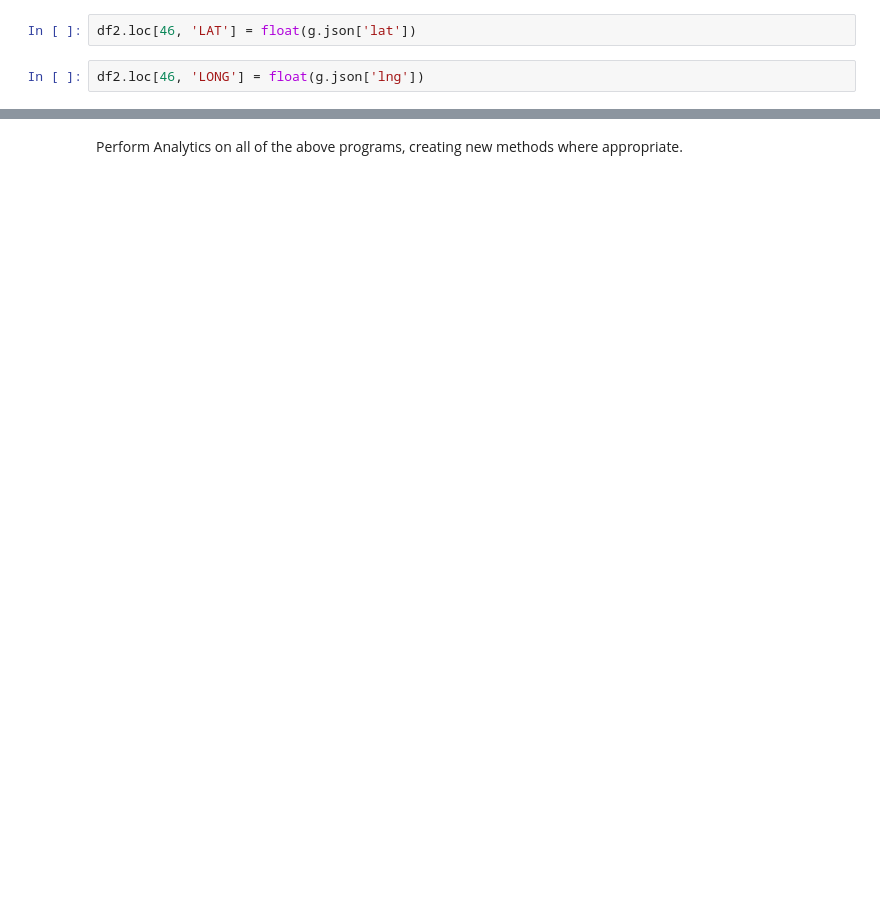
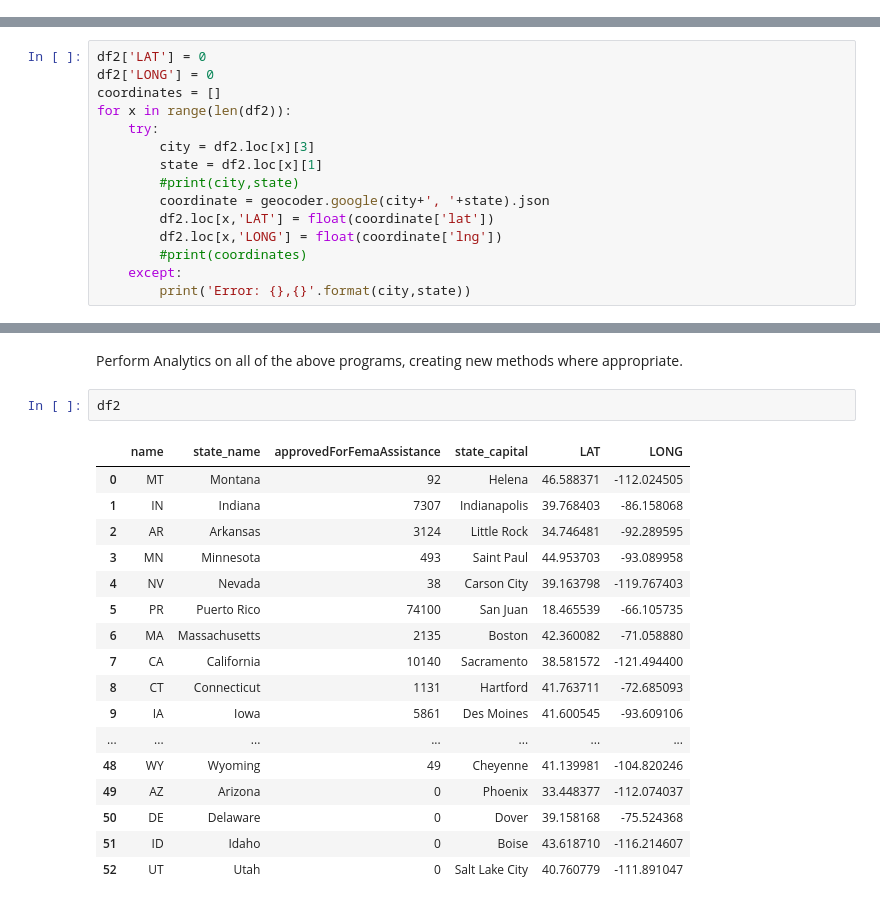
Before and after one commit to crispybacon/ApolloRepo, a Jupyter notebook: Civics/OpenFEMA/Open FEMA.ipynb, the cells around one changed output, grey strips where cells are left out. Cells and saved outputs as stored; diff of their text form; blank space fills up the shorter version.

```diff
--- a/Civics/OpenFEMA/Open FEMA.ipynb
+++ b/Civics/OpenFEMA/Open FEMA.ipynb
@@ -554,4 +543,0 @@ g.json['lat']
-# %%
-df2.loc[46, 'LAT'] = float(g.json['lat'])
-# %%
-df2.loc[46, 'LONG'] = float(g.json['lng'])
@@ -568,3 +544,18 @@ Name: 46, dtype: object
+# %%
+df2['LAT'] = 0
+df2['LONG'] = 0
+coordinates = []
+for x in range(len(df2)):
+    try:
+        city = df2.loc[x][3]
+        state = df2.loc[x][1]
+        #print(city,state)
+        coordinate = geocoder.google(city+', '+state).json
+        df2.loc[x,'LAT'] = float(coordinate['lat'])
+        df2.loc[x,'LONG'] = float(coordinate['lng'])
+        #print(coordinates)
+    except:
+        print('Error: {},{}'.format(city,state))
 # %%
 markers = list(zip(list(df2['LAT']), list(df2['LONG'])))
 states = list(zip(list(df2['name'])))
@@ -623,2 +616,22 @@ fema_renter_map
 # %% [markdown]
 Perform Analytics on all of the above programs, creating new methods where appropriate.
+# %%
+df2
+# %% [output]
+|  | name | state_name | approvedForFemaAssistance | state_capital | LAT | LONG |
+| 0 | MT | Montana | 92 | Helena | 46.588371 | -112.024505 |
+| 1 | IN | Indiana | 7307 | Indianapolis | 39.768403 | -86.158068 |
+| 2 | AR | Arkansas | 3124 | Little Rock | 34.746481 | -92.289595 |
+| 3 | MN | Minnesota | 493 | Saint Paul | 44.953703 | -93.089958 |
+| 4 | NV | Nevada | 38 | Carson City | 39.163798 | -119.767403 |
+| 5 | PR | Puerto Rico | 74100 | San Juan | 18.465539 | -66.105735 |
+| 6 | MA | Massachusetts | 2135 | Boston | 42.360082 | -71.058880 |
+| 7 | CA | California | 10140 | Sacramento | 38.581572 | -121.494400 |
+| 8 | CT | Connecticut | 1131 | Hartford | 41.763711 | -72.685093 |
+| 9 | IA | Iowa | 5861 | Des Moines | 41.600545 | -93.609106 |
+| ... | ... | ... | ... | ... | ... | ... |
+| 48 | WY | Wyoming | 49 | Cheyenne | 41.139981 | -104.820246 |
+| 49 | AZ | Arizona | 0 | Phoenix | 33.448377 | -112.074037 |
+| 50 | DE | Delaware | 0 | Dover | 39.158168 | -75.524368 |
+| 51 | ID | Idaho | 0 | Boise | 43.618710 | -116.214607 |
+| 52 | UT | Utah | 0 | Salt Lake City | 40.760779 | -111.891047 |
```
Also changed, not shown: parts of 13 cells of this notebook.
